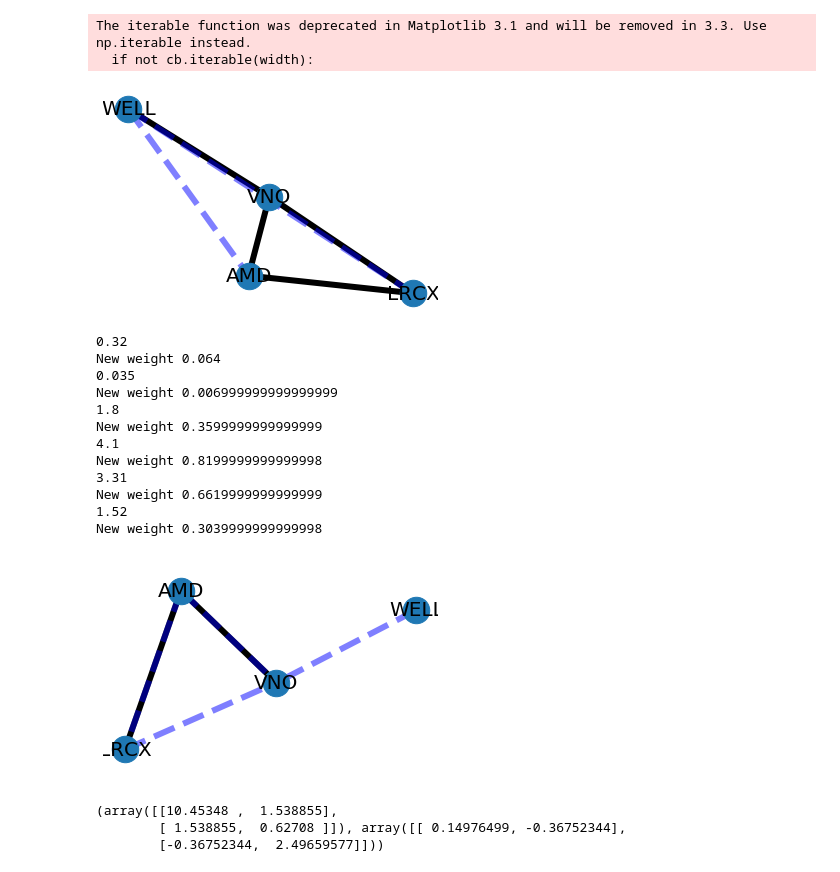
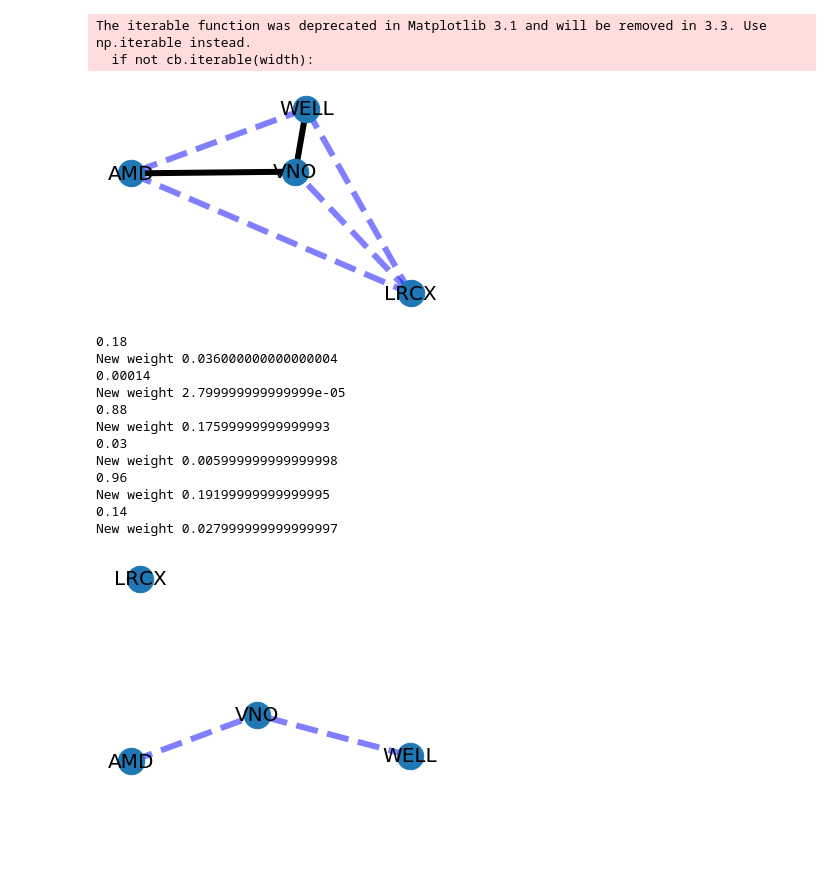
Before and after one commit to SamBall999/Portfolio-Optimization-With-ML, a Jupyter notebook: StockGraph.ipynb, the cells around one changed output. Drawn from its saved outputs; the diff is of its cells as text; code cells hidden in the pictures; blank space fills up the shorter version.

Commit message:
Fixed issue with lasso regularization

```diff
--- a/StockGraph.ipynb
+++ b/StockGraph.ipynb
@@ -173,40 +175,40 @@ print("\n LRCX and VNO \n", inv6)
 # %%
 #create graph of stocks
 import matplotlib.pyplot as plt
 import networkx as nx
 
 G = nx.Graph()
 
-G.add_edge('WELL', 'AMD', weight=0.32)
-G.add_edge('WELL', 'LRCX', weight=0.035)
-G.add_edge('WELL', 'VNO', weight=1.8)
-G.add_edge('LRCX', 'AMD', weight=4.1)
-G.add_edge('VNO', 'AMD', weight=3.31)
-G.add_edge('VNO', 'LRCX', weight=1.52)
+G.add_edge('WELL', 'AMD', weight=0.18)
+G.add_edge('WELL', 'LRCX', weight= 0.00014)
+G.add_edge('WELL', 'VNO', weight=0.88)
+G.add_edge('LRCX', 'AMD', weight=0.03)
+G.add_edge('VNO', 'AMD', weight=0.96)
+G.add_edge('VNO', 'LRCX', weight=0.14)
 
 elarge = [(u, v) for (u, v, d) in G.edges(data=True) if d['weight'] > 0.5]
 esmall = [(u, v) for (u, v, d) in G.edges(data=True) if d['weight'] <= 0.5]
 
 pos = nx.spring_layout(G)  # positions for all nodes
 
 # nodes
 nx.draw_networkx_nodes(G, pos, node_size=700)
 
 # edges
 nx.draw_networkx_edges(G, pos, edgelist=elarge,
                        width=6)
 nx.draw_networkx_edges(G, pos, edgelist=esmall,
                        width=6, alpha=0.5, edge_color='b', style='dashed')
 
 # labels
 nx.draw_networkx_labels(G, pos, font_size=20, font_family='sans-serif')
 
 plt.axis('off')
 plt.show()
 # %% [output]
 The iterable function was deprecated in Matplotlib 3.1 and will be removed in 3.3. Use np.iterable instead.
   if not cb.iterable(width):
-[figure, old version]
+[figure, new version]
 # %%
 #include penalty loss function
 tuning = 0.8
@@ -216,31 +218,32 @@ for (u, v, d) in G.edges(data=True):
     weight = weight - (tuning*weight)
     print("New weight", weight)
 # %% [output]
-0.32
-New weight 0.064
-0.035
-New weight 0.006999999999999999
-1.8
-New weight 0.3599999999999999
-4.1
-New weight 0.8199999999999998
-3.31
-New weight 0.6619999999999999
-1.52
-New weight 0.3039999999999998
+0.18
+New weight 0.036000000000000004
+0.00014
+New weight 2.799999999999999e-05
+0.88
+New weight 0.17599999999999993
+0.03
+New weight 0.005999999999999998
+0.96
+New weight 0.19199999999999995
+0.14
+New weight 0.027999999999999997
 # %%
 #replot graph
 G1 = nx.Graph()
 
-G1.add_edge('WELL', 'AMD', weight=0.064)
-G1.add_edge('WELL', 'LRCX', weight=0.007)
-G1.add_edge('WELL', 'VNO', weight=0.36)
-G1.add_edge('LRCX', 'AMD', weight=0.82)
-G1.add_edge('VNO', 'AMD', weight=0.66)
-G1.add_edge('VNO', 'LRCX', weight=0.3)
+G1.add_edge('WELL', 'AMD', weight=0.036)
+G1.add_edge('WELL', 'LRCX', weight=0.000028)
+G1.add_edge('WELL', 'VNO', weight=0.176)
+G1.add_edge('LRCX', 'AMD', weight=0.006)
+G1.add_edge('VNO', 'AMD', weight=0.19)
+G1.add_edge('VNO', 'LRCX', weight=0.027)
 
 elarge = [(u, v) for (u, v, d) in G1.edges(data=True) if d['weight'] > 0.5]
-esmall = [(u, v) for (u, v, d) in G1.edges(data=True) if d['weight'] >= 0.3]
+esmall = [(u, v) for (u, v, d) in G1.edges(data=True) if d['weight'] >= 0.1]
+#esmall = [(u, v) for (u, v, d) in G1.edges(data=True) if d['weight'] <= 0.5]
 
 pos = nx.spring_layout(G1)  # positions for all nodes
 
@@ -259,27 +262,4 @@ nx.draw_networkx_labels(G1, pos, font_size=20, font_family='sans-serif')
 plt.axis('off')
 plt.show()
 # %% [output]
-[figure, old version]
+[figure, new version]
-# %%
-import sklearn as sklearn
-from sklearn.covariance import GraphicalLasso
-
-alpha = 0.2
-
-#Using LASSO regularization
-#
-sklearn.covariance.graphical_lasso(cov1, alpha, cov_init=None,
-                                   mode='cd', tol=0.0001, enet_tol=0.0001,
-                                   max_iter=100, verbose=False, return_costs=False,
-                                   eps=2.220446049250313e-16, return_n_iter=False)
-
-
-
-sklearn.covariance.graphical_lasso(cov6, alpha, cov_init=None,
-                                   mode='cd', tol=0.0001, enet_tol=0.0001,
-                                   max_iter=100, verbose=False, return_costs=False,
-                                   eps=2.220446049250313e-16, return_n_iter=False)
-# %% [output]
-(array([[10.45348 ,  1.538855],
-        [ 1.538855,  0.62708 ]]), array([[ 0.14976499, -0.36752344],
-        [-0.36752344,  2.49659577]]))
```
Also changed, not shown: parts of 7 cells of this notebook.
